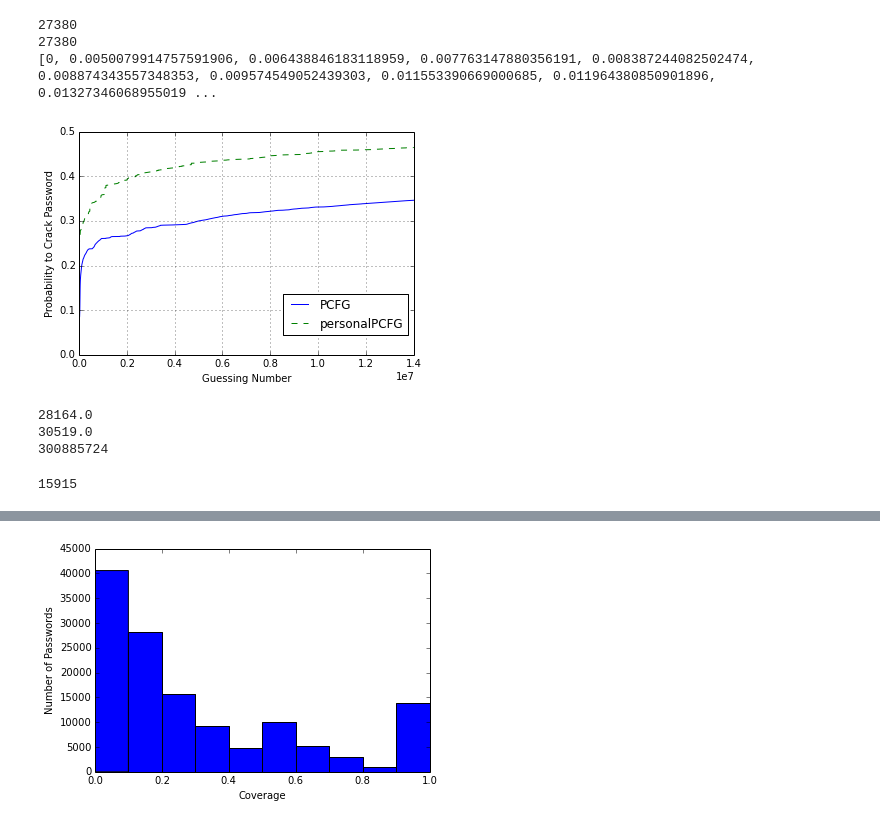
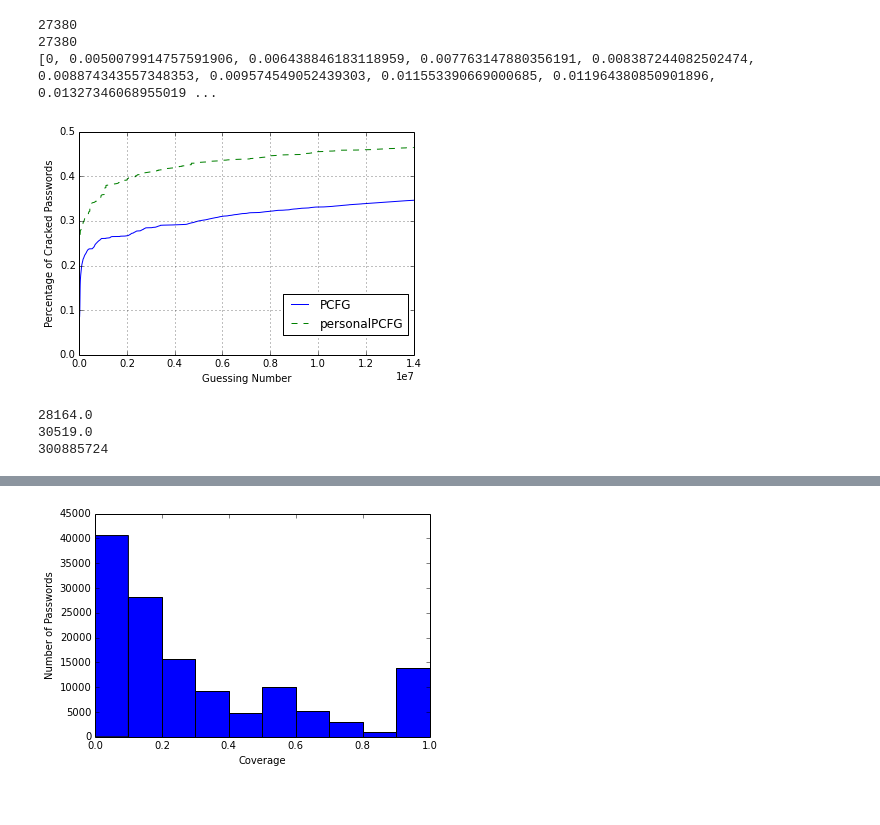
Before and after one commit to qingyuanxingsi/12306_passcracking, a Jupyter notebook: Cracking.ipynb, the cells around one changed output, grey strips where cells are left out. Cells and saved outputs as stored; diff of their text form; code cells hidden in the pictures.

```diff
--- a/Cracking.ipynb
+++ b/Cracking.ipynb
@@ -42,49 +42,35 @@ for each in lines:
     point = each.split()
     total+=1
     if int(point[0]) != lastind:
         x3points.append(lastind)
         y3points.append(total)
         lastind = int(point[0])
 
-
-
-
-
-
 print len(x2points)
 print len(y2points)
 print ypoints[:10]
 plt.plot(xpoints,ypoints,label="PCFG")
 plt.plot(x2points,y2points,label="personalPCFG",linestyle="--")
 #plt.plot(x3points,y3points,label="personalPCFG-guessing")
 #plt.xscale('log', nonposy='clip')
 #plt.yscale('log', nonposy='clip')
-plt.ylabel('Probability to Crack Password')
+plt.ylabel('Percentage of Cracked Passwords')
 plt.xlabel('Guessing Number')
 plt.legend()
 axes = plt.gca()
 axes.set_xlim([0,0.14*10**8])
 
 plt.legend(bbox_to_anchor=(1.0, 0.3))
 plt.grid()
 plt.show()
 print ypoints[-1] * 65695
 print y2points[-1] * 65695
 print xpoints[-1]
 # %% [output]
 27380
 27380
 [0, 0.0050079914757591906, 0.006438846183118959, 0.007763147880356191, 0.008387244082502474, 0.008874343557348353, 0.009574549052439303, 0.011553390669000685, 0.011964380850901896, 0.01327346068955019 ...
-[figure, old version]
+[figure, new version]
 28164.0
 30519.0
 300885724
-# %%
-output = open("output_personalPCFG.txt","r")
-kk = output.readlines()
-tmp = []
-for each in kk:
-    tmp.append(each.split()[1])
-print len(set(tmp))
-# %% [output]
-15915
```
Also changed, not shown: parts of 10 cells of this notebook, 9 other files.
